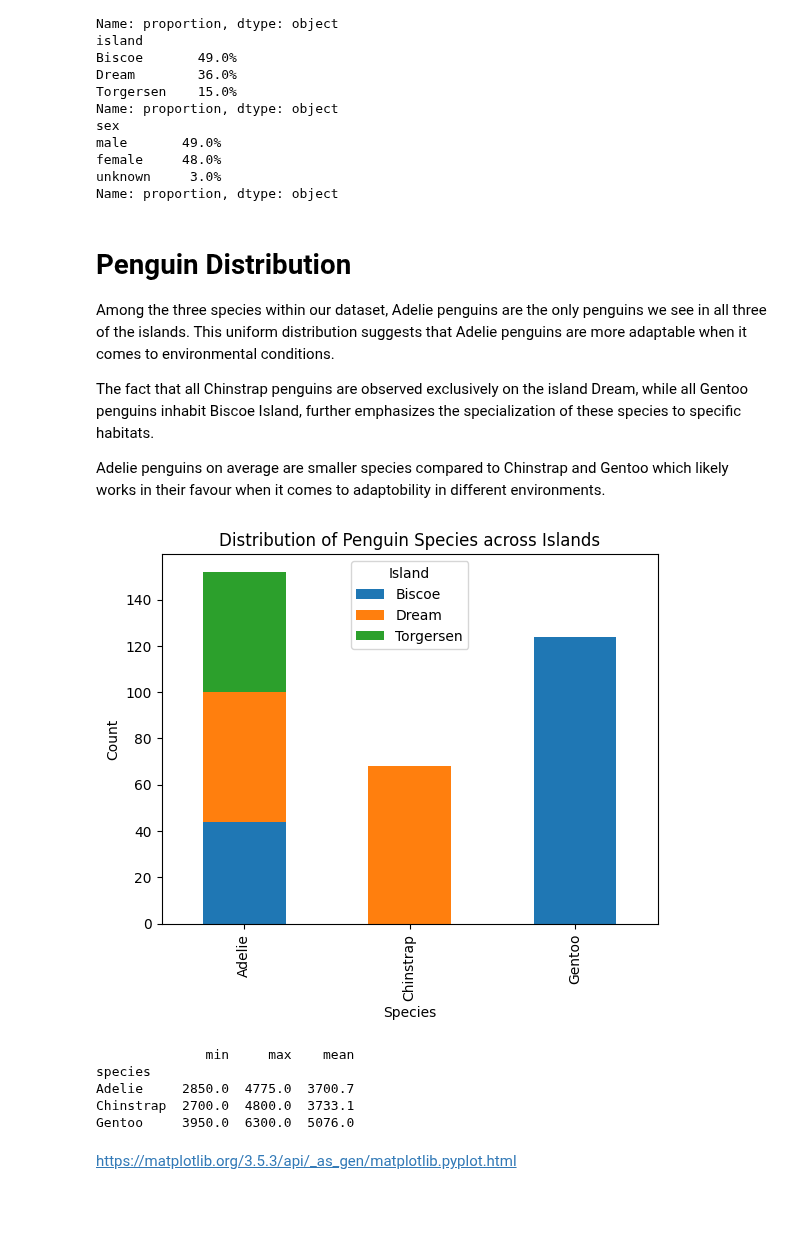
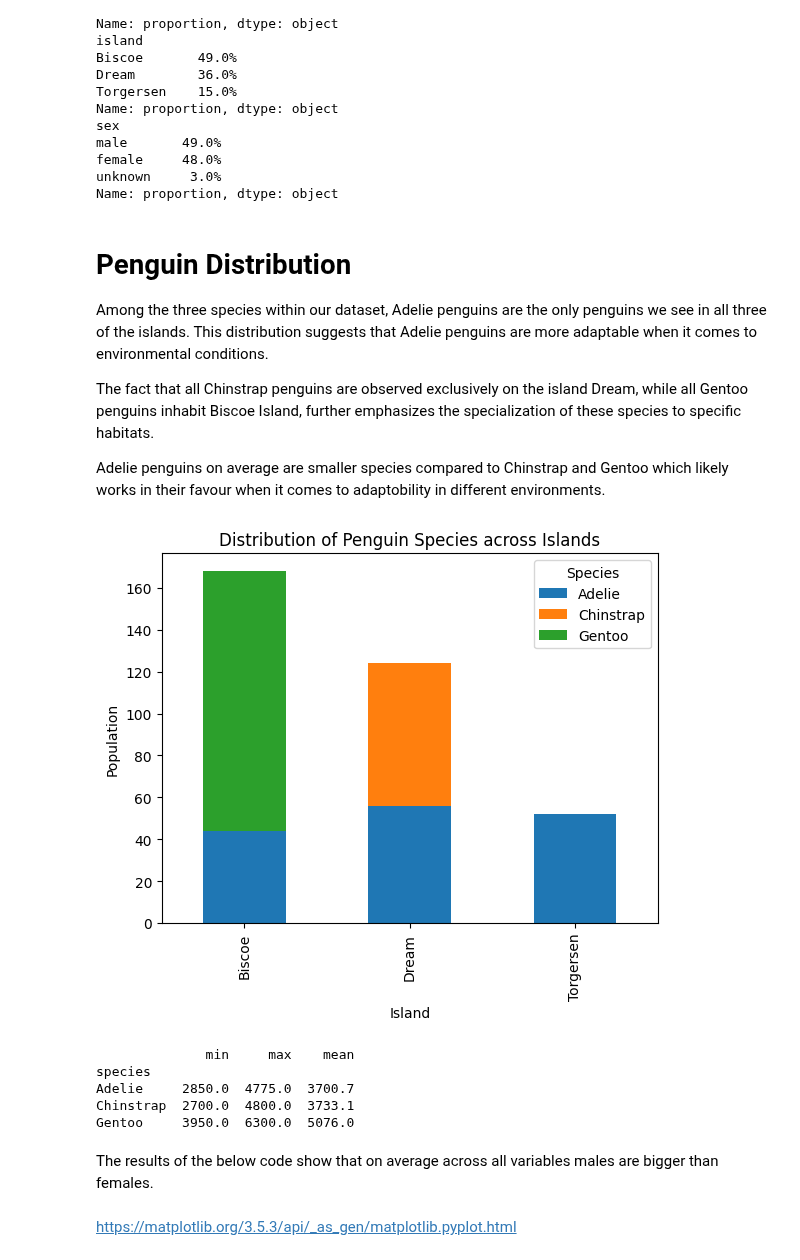
Before and after one commit to daveysull/principles_of_DA_project, a Jupyter notebook: penguins.ipynb, the cells around one changed output. Drawn from its saved outputs; the diff is of its cells as text; code cells hidden in the pictures; blank space fills up the shorter version.

```diff
--- a/penguins.ipynb
+++ b/penguins.ipynb
@@ -88,7 +88,7 @@ Name: proportion, dtype: object
 # %% [markdown]
 # Penguin Distribution
 
-Among the three species within our dataset, Adelie penguins are the only penguins we see in all three of the islands. This uniform distribution suggests that Adelie penguins are more adaptable when it comes to environmental conditions.
+Among the three species within our dataset, Adelie penguins are the only penguins we see in all three of the islands. This distribution suggests that Adelie penguins are more adaptable when it comes to environmental conditions.
 
 The fact that all Chinstrap penguins are observed exclusively on the island Dream, while all Gentoo penguins inhabit Biscoe Island, further emphasizes the specialization of these species to specific habitats.
 
@@ -96,26 +96,26 @@ Adelie penguins on average are smaller species compared to Chinstrap and Gentoo
 # %%
 from palmerpenguins import load_penguins
 import matplotlib.pyplot as plt
 
 # Load the Palmer Penguin dataset
 penguins = load_penguins()
 
 # Aggregate the data to count the occurrences of each species on each island
-species_island_counts = penguins.groupby(['species', 'island']).size().unstack(fill_value=0)
+species_island_counts = penguins.groupby(['island', 'species']).size().unstack(fill_value=0)
 
 # Plot the stacked bar chart
 species_island_counts.plot(kind='bar', stacked=True)
 
 # Add labels and title
-plt.xlabel("Species")
-plt.ylabel("Count")
+plt.xlabel("Island")
+plt.ylabel("Population")
 plt.title("Distribution of Penguin Species across Islands")
 
 # Show the plot
-plt.legend(title='Island')  # Add legend with the island names
+plt.legend(title='Species')  # Add legend with the island names
 plt.show()
 # %% [output]
-[figure, old version]
+[figure, new version]
 # %%
 # Use Pandas Groupby function to get the min and max body mass for each penguin
 
@@ -138,3 +138,5 @@ species
 Adelie     2850.0  4775.0  3700.7
 Chinstrap  2700.0  4800.0  3733.1
 Gentoo     3950.0  6300.0  5076.0
+# %% [markdown]
+The results of the below code show that on average across all variables males are bigger than females.
```
Also changed, not shown: parts of 6 cells of this notebook.
